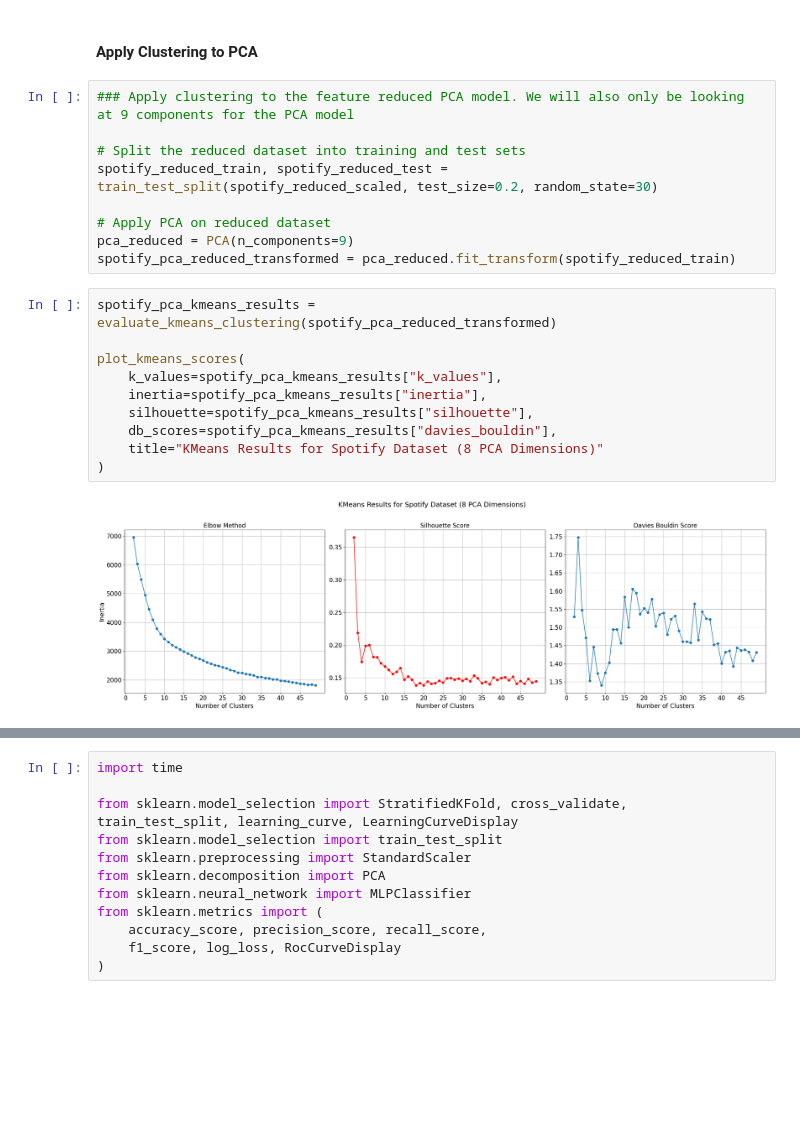
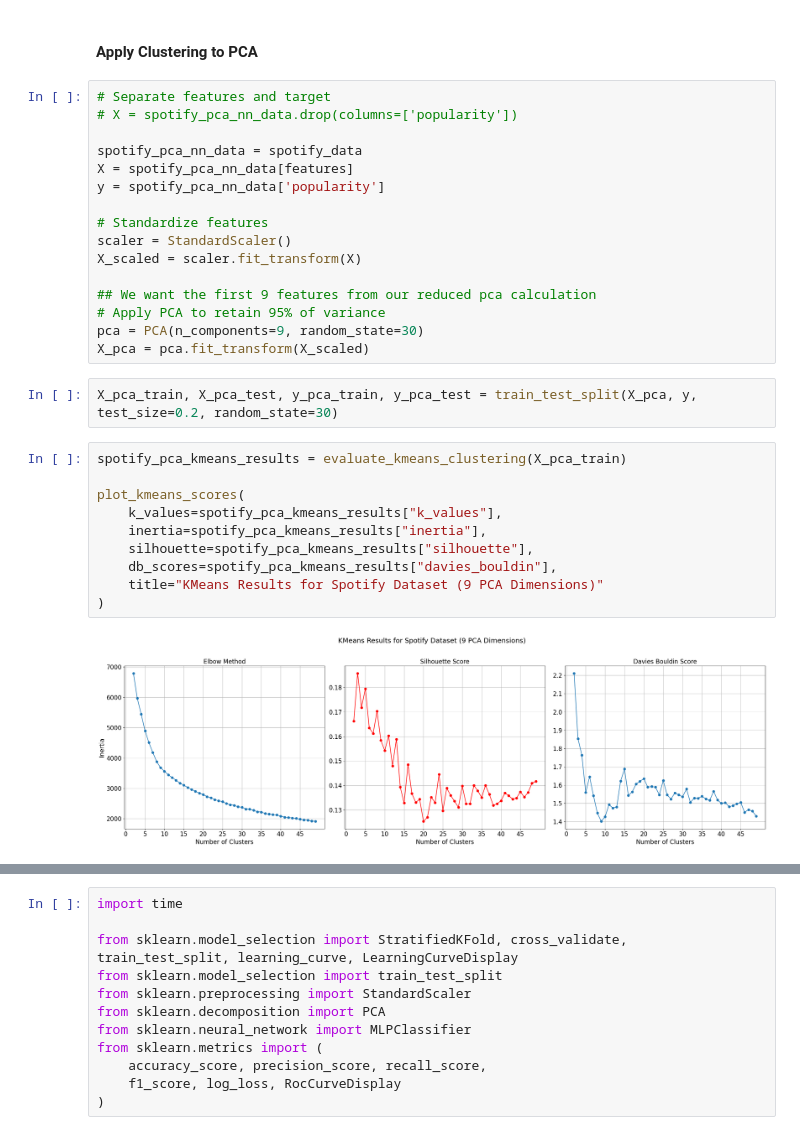
Before and after one commit to nico-medellin/Studying-the-Effects-of-Clustering-and-Dimension-Reduction-on-Neural-Network-Performance, a Jupyter notebook: Component_Analysis.ipynb, the cells around one changed output, grey strips where cells are left out. Drawn from its saved outputs; the diff is of its cells as text; blank space fills up the shorter version.

Commit message:
finalized building visuals for everything

```diff
--- a/Component_Analysis.ipynb
+++ b/Component_Analysis.ipynb
@@ -718,25 +721,34 @@ def plot_gmm_scores(
     plt.show()
 # %% [markdown]
 #### Apply Clustering to PCA
-# %%
-### Apply clustering to the feature reduced PCA model. We will also only be looking at 9 components for the PCA model
-
-# Split the reduced dataset into training and test sets
-spotify_reduced_train, spotify_reduced_test = train_test_split(spotify_reduced_scaled, test_size=0.2, random_state=30)
-
-# Apply PCA on reduced dataset
-pca_reduced = PCA(n_components=9)
-spotify_pca_reduced_transformed = pca_reduced.fit_transform(spotify_reduced_train)
+# %%
+# Separate features and target
+# X = spotify_pca_nn_data.drop(columns=['popularity'])
+
+spotify_pca_nn_data = spotify_data
+X = spotify_pca_nn_data[features]
+y = spotify_pca_nn_data['popularity']
+
+# Standardize features
+scaler = StandardScaler()
+X_scaled = scaler.fit_transform(X)
+
+## We want the first 9 features from our reduced pca calculation
+# Apply PCA to retain 95% of variance
+pca = PCA(n_components=9, random_state=30)
+X_pca = pca.fit_transform(X_scaled)
+# %%
+X_pca_train, X_pca_test, y_pca_train, y_pca_test = train_test_split(X_pca, y, test_size=0.2, random_state=30)
 # %%
-spotify_pca_kmeans_results = evaluate_kmeans_clustering(spotify_pca_reduced_transformed)
+spotify_pca_kmeans_results = evaluate_kmeans_clustering(X_pca_train)
 
 plot_kmeans_scores(
     k_values=spotify_pca_kmeans_results["k_values"],
     inertia=spotify_pca_kmeans_results["inertia"],
     silhouette=spotify_pca_kmeans_results["silhouette"],
     db_scores=spotify_pca_kmeans_results["davies_bouldin"],
-    title="KMeans Results for Spotify Dataset (8 PCA Dimensions)"
+    title="KMeans Results for Spotify Dataset (9 PCA Dimensions)"
 )
 # %% [output]
-[figure, old version]
+[figure, new version]
 # %%
```
Also changed, not shown: parts of 54 cells of this notebook, 5 other files.
